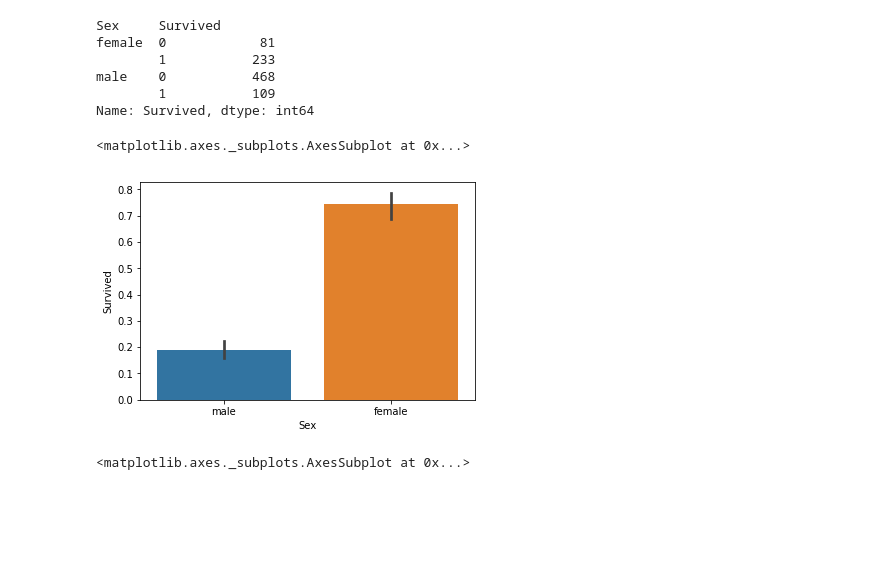
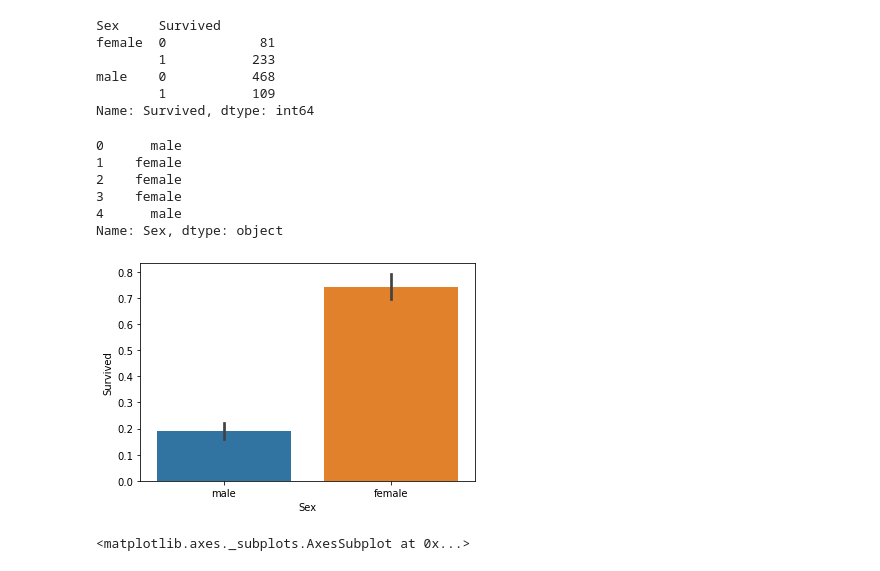
Before and after one commit to 2ncrypt/Machine_Laerning, a Jupyter notebook: 2.6 사이킷런으로 수행하는 타이타닉 생존자 예측 .ipynb, the cells around one changed output. Drawn from its saved outputs; the diff is of its cells as text; code cells hidden in the pictures; blank space fills up the shorter version.

```diff
--- a/2.6 사이킷런으로 수행하는 타이타닉 생존자 예측 .ipynb
+++ b/2.6 사이킷런으로 수행하는 타이타닉 생존자 예측 .ipynb
@@ -84,9 +81,15 @@ male    0           468
 Name: Survived, dtype: int64
 # %%
 sns.barplot(x='Sex', y = 'Survived', data=titanic_df)
+titanic_df['Sex'].head()
 # %% [output]
-<matplotlib.axes._subplots.AxesSubplot at 0x...>
+0      male
+1    female
+2    female
+3    female
+4      male
+Name: Sex, dtype: object
-[figure, old version]
+[figure, new version]
 # %%
 sns.barplot(x='Pclass', y='Survived', hue='Sex', data=titanic_df)
 # %% [output]
```
Also changed, not shown: parts of 3 cells of this notebook, 6 other files.
